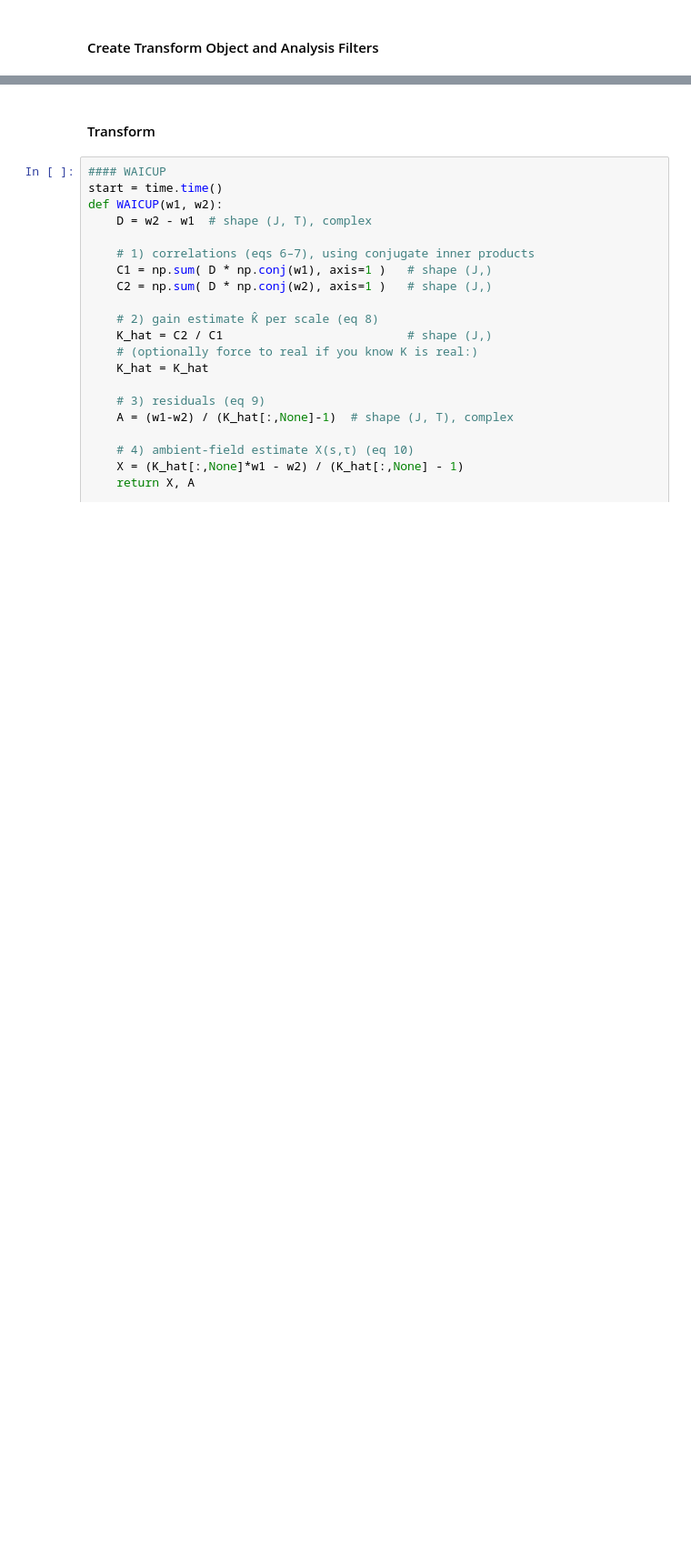
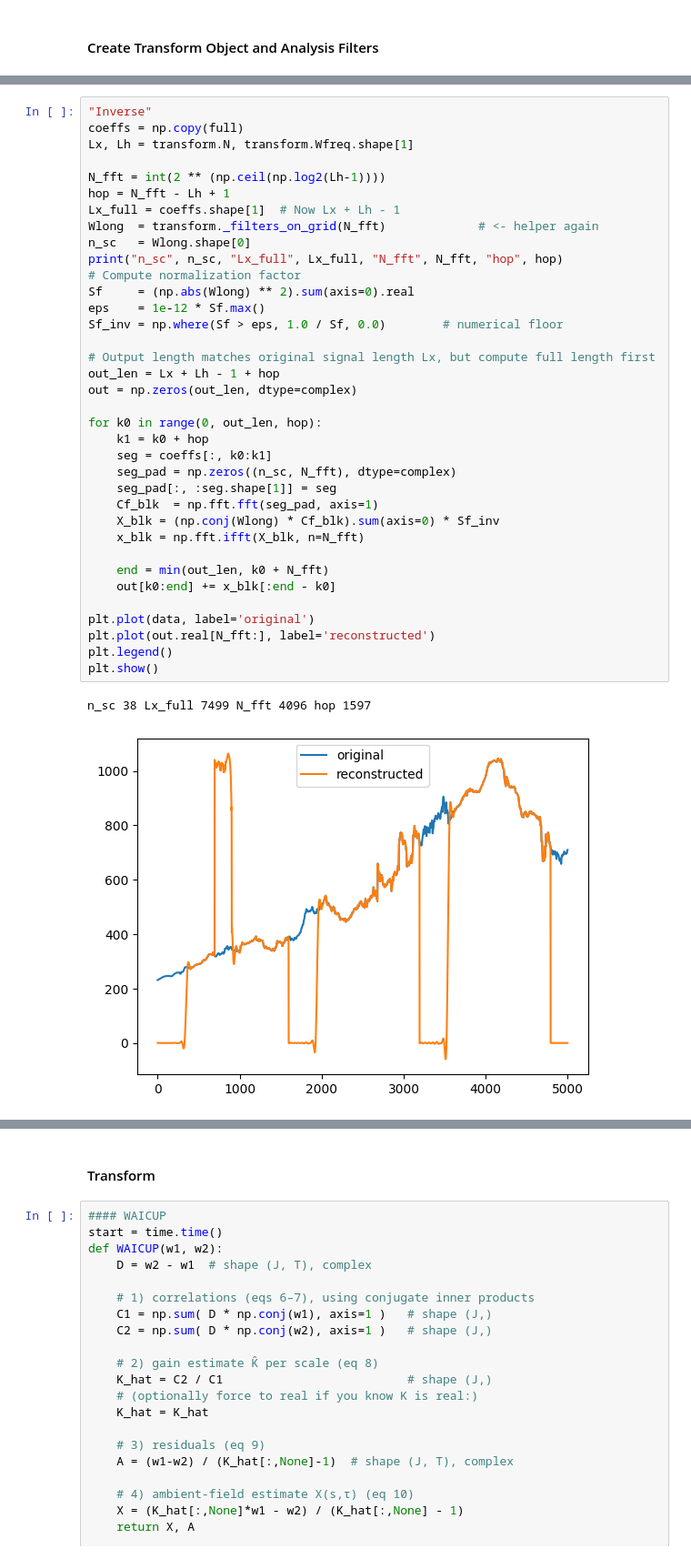
Before and after one commit to aphoffmann/InvertibleWavelets, a Jupyter notebook: WAICUP_TEST.ipynb, the cells around one changed output, grey strips where cells are left out. Shown at 91% size. Saved outputs shown, nothing was run; the diff lists cells and outputs as text; blank space fills up the shorter version.

Commit message:
Testing inverse

```diff
--- a/WAICUP_TEST.ipynb
+++ b/WAICUP_TEST.ipynb
@@ -44,0 +46,39 @@ plt.show()
+# %%
+"Inverse"
+coeffs = np.copy(full)
+Lx, Lh = transform.N, transform.Wfreq.shape[1]
+
+N_fft = int(2 ** (np.ceil(np.log2(Lh-1))))
+hop = N_fft - Lh + 1
+Lx_full = coeffs.shape[1]  # Now Lx + Lh - 1
+Wlong  = transform._filters_on_grid(N_fft)             # <- helper again
+n_sc   = Wlong.shape[0]
+print("n_sc", n_sc, "Lx_full", Lx_full, "N_fft", N_fft, "hop", hop)
+# Compute normalization factor
+Sf     = (np.abs(Wlong) ** 2).sum(axis=0).real
+eps    = 1e-12 * Sf.max()
+Sf_inv = np.where(Sf > eps, 1.0 / Sf, 0.0)        # numerical floor
+
+# Output length matches original signal length Lx, but compute full length first
+out_len = Lx + Lh - 1 + hop
+out = np.zeros(out_len, dtype=complex)
+
+for k0 in range(0, out_len, hop):
+    k1 = k0 + hop
+    seg = coeffs[:, k0:k1]
+    seg_pad = np.zeros((n_sc, N_fft), dtype=complex)
+    seg_pad[:, :seg.shape[1]] = seg
+    Cf_blk  = np.fft.fft(seg_pad, axis=1)
+    X_blk = (np.conj(Wlong) * Cf_blk).sum(axis=0) * Sf_inv
+    x_blk = np.fft.ifft(X_blk, n=N_fft)
+
+    end = min(out_len, k0 + N_fft)
+    out[k0:end] += x_blk[:end - k0]
+
+plt.plot(data, label='original')
+plt.plot(out.real[N_fft:], label='reconstructed')
+plt.legend()
+plt.show()
+# %% [output]
+n_sc 38 Lx_full 7499 N_fft 4096 hop 1597
+[figure, added]
```
Also changed, not shown: parts of 8 cells of this notebook, 2 other files.
